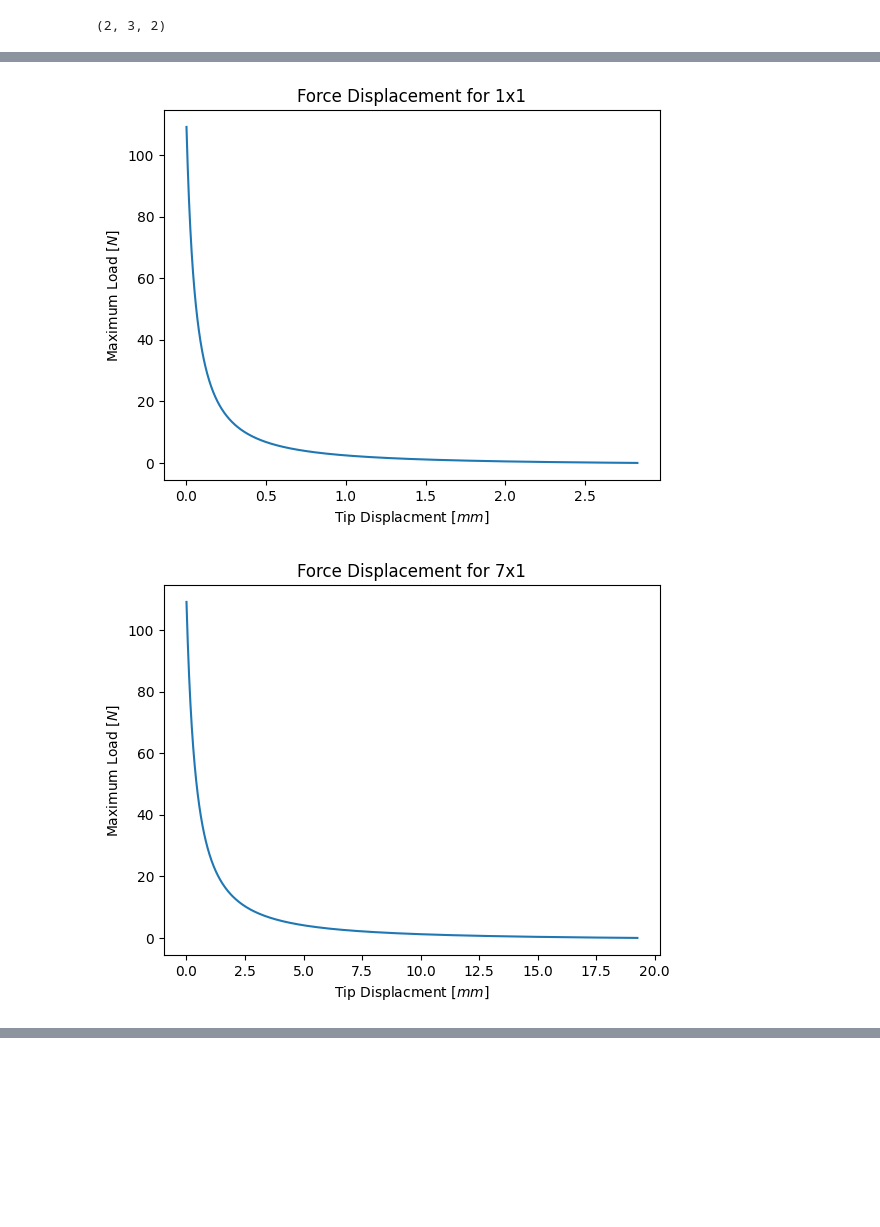
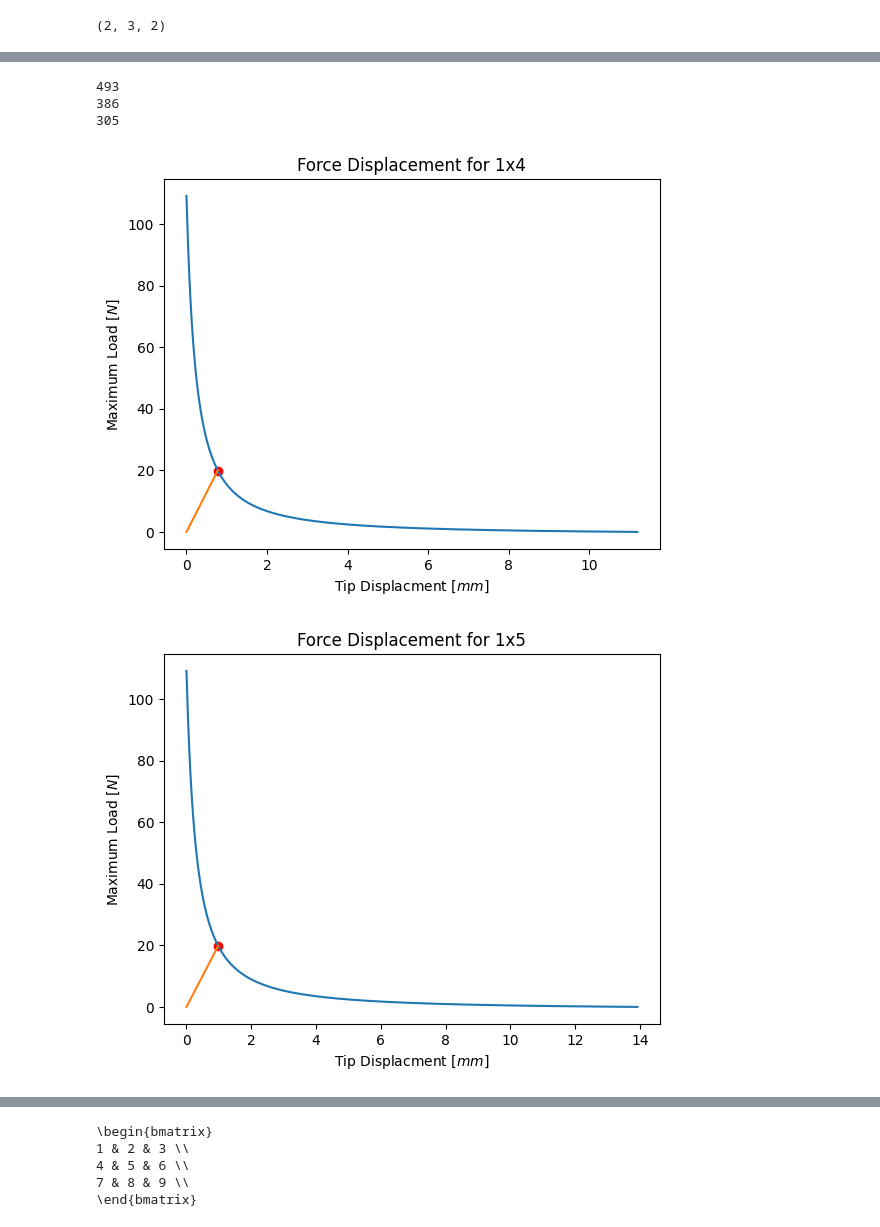
Before and after one commit to Globbo-The-Glob/PhD_Code, a Jupyter notebook: PH_moderncode.ipynb, the cells around one changed output, grey strips where cells are left out. Saved outputs shown, nothing was run; the diff lists cells and outputs as text; code cells hidden in the pictures; blank space fills up the shorter version.

```diff
--- a/PH_moderncode.ipynb
+++ b/PH_moderncode.ipynb
@@ -8,9 +8,11 @@ import scipy.special as special
 import matplotlib.pyplot as plt
 # from py_functions import getalpha0
 # %%
+NN = 7 # no parallel acts
+nnn = 7 # no series acts
 test = [[[1,1],[2,1],[3,1]],[[4,1],[5,1],[6,1]]]
 print(np.shape(test))
-cell_test = [None]*35
+cell_test = [None]*NN*nnn
 cell_test[2] = test
 # %% [output]
 (2, 3, 2)
@@ -240,6 +263,6 @@ print(max(all_results[0][1]))
 # %%
-specific_eng = [None]*35 # Empty list to  store specific energies
-for i in range(0,35):
+specific_eng = [None]*NN*nnn # Empty list to  store specific energies
+for i in range(0,NN*nnn):
 
     F = all_results[i][1].copy()
     X = all_results[i][0].copy()
@@ -275,0 +536,24 @@ for i in range (0,35):
+# %%
+max_strain = np.zeros((nn,N))
+max_norm = np.zeros((nn,N))
+j = -1
+for i in range(0,NN*nnn): # go through results
+    use = all_results[i].copy()
+    strain = use[0]*1000
+    f_norm = use[1]
+    if i % nnn == 0: # add a column bump every 7
+        j += 1 # bump col
+        k = 0 # reset row
+    max_strain[k][j] = max(strain)
+    max_norm[k][j] = max(f_norm)
+    k += 1
+
+fig = plt.figure()
+ax = fig.add_subplot(111)
+cax = ax.matshow(max_strain, interpolation='nearest')
+fig.colorbar(cax)
+
+fig = plt.figure()
+ax = fig.add_subplot(111)
+cax = ax.matshow(max_norm, interpolation='nearest')
+fig.colorbar(cax)
@@ -276,21 +602,33 @@ for i in range (0,35):
 # %%
-index_use = [0,6,17,28,34]
-title_adds = ["1x1","7x1","4x3","1x5","7x5"]
+# Look at 3,4,5
+
+index_use = [3,4,5]
+title_adds = ["1x4","1x5","1x6"]
 ii = 0
 for i in index_use:
     fig, ax = plt.subplots() # Make a figure
     # Plot the f-x
     use = all_results[i].copy()
     F = use[1]
     X = use[0]
     ax.plot(X*1000, F)
     plt.xlabel(r"Tip Displacment $[mm]$")
     plt.ylabel(r"Maximum Load $[N]$")
     plt.title(f"Force Displacement for {title_adds[ii]}")
     ii += 1
+    kindex = int(best[i])
+    print(kindex)
+    k = spring_ks[kindex]
+    index = int(best_blocks[i])
+    s_f = k*X[0:index]
+    ax.plot(X[0:index]*1000, s_f)
+    ax.scatter(X[index-1]*1000,s_f[index-1],c = "r")
     # Plot all springs
     # make a figure
     # plot usee, percentage, spring graph for all
 # %% [output]
+493
+386
+305
-[figure, old version]
+[figure, new version]
-[figure, old version]
+[figure, new version]
@@ -299,0 +636,25 @@ for i in index_use:
+# %%
+def numpy_to_latex(matrix):
+    # Start with the LaTeX matrix structure
+    latex_matrix = "\\begin{bmatrix}\n"
+
+    # Loop through each row of the matrix
+    for row in matrix:
+        # Join the row elements with '&' and add a '\\' at the end of each row for LaTeX formatting
+        latex_matrix += " & ".join(map(str, row)) + " \\\\\n"
+
+    # Close the LaTeX matrix structure
+    latex_matrix += "\\end{bmatrix}"
+
+    return latex_matrix
+
+# Example usage
+matrix = np.array([[1, 2, 3], [4, 5, 6], [7, 8, 9]])
+latex_output = numpy_to_latex(matrix)
+print(latex_output)
+# %% [output]
+\begin{bmatrix}
+1 & 2 & 3 \\
+4 & 5 & 6 \\
+7 & 8 & 9 \\
+\end{bmatrix}
```
Also changed, not shown: parts of 13 cells of this notebook.
